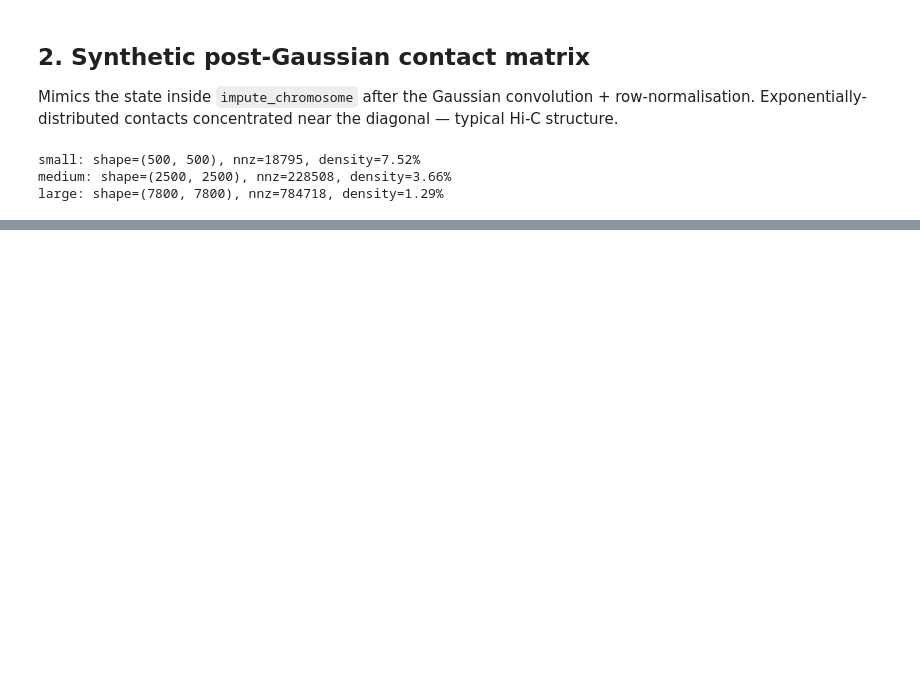
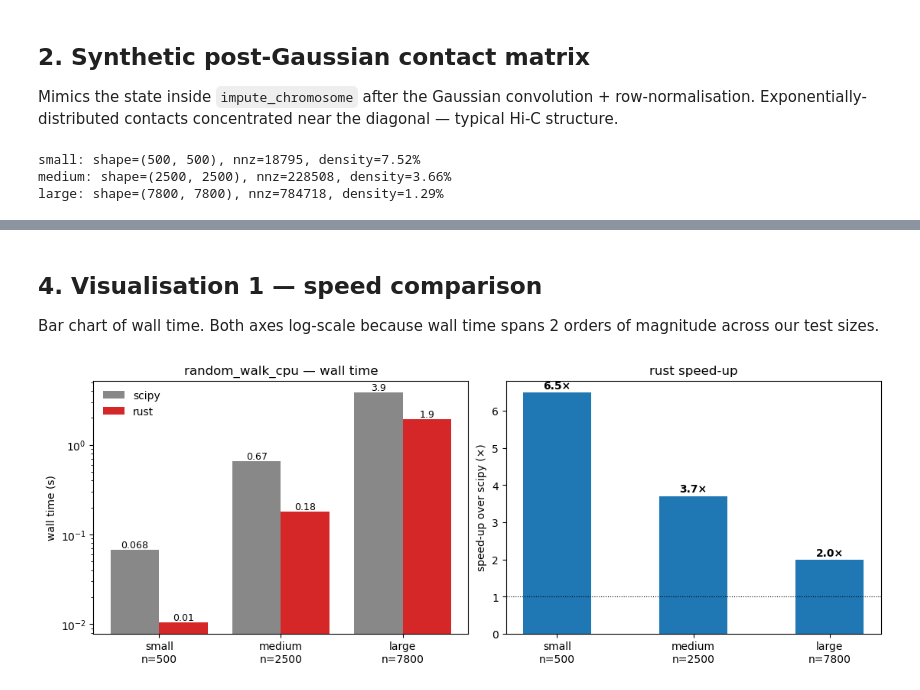
Before and after one commit to ChrisMao0325/rust-scHiCluster, a Jupyter notebook: examples/benchmark_vs_scipy.ipynb, the cells around one changed output, grey strips where cells are left out. Drawn from its saved outputs; the diff is of its cells as text; code cells hidden in the pictures; blank space fills up the shorter version.

```diff
--- a/examples/benchmark_vs_scipy.ipynb
+++ b/examples/benchmark_vs_scipy.ipynb
@@ -82,23 +66,19 @@ correlation between the dense outputs.
 # %%
-from scipy.stats import pearsonr
-
 rows = []
+outputs = {}  # cache outputs for plotting
 for label, P in [('small', P_small), ('medium', P_medium), ('large', P_large)]:
     n = P.shape[0]
-    # scipy
     t0 = time.time(); Q_py = scipy_rwr(P, 0.5, 0.01); t_py = time.time() - t0
     Q_py_dense = Q_py.toarray()
-    # rust
     t0 = time.time(); Q_rs = rust_rwr(P, rp=0.5, tol=0.01); t_rs = time.time() - t0
     Q_rs_dense = Q_rs.toarray()
-    # accuracy
     abs_diff = np.max(np.abs(Q_py_dense - Q_rs_dense))
     rel_err  = abs_diff / max(np.max(np.abs(Q_py_dense)), 1e-9)
     corr     = pearsonr(Q_py_dense.ravel(), Q_rs_dense.ravel())[0]
     rows.append((label, n, t_py, t_rs, t_py / t_rs, abs_diff, rel_err, corr))
+    outputs[label] = (Q_py_dense, Q_rs_dense)
 
-import pandas as pd
 df = pd.DataFrame(rows, columns=['size', 'n', 'scipy (s)', 'rust (s)',
-                                  'speed-up', 'max |diff|', 'rel err', 'pearson r'])
+                                  'speedup', 'max |diff|', 'rel err', 'pearson r'])
 print(df.to_string(index=False, float_format=lambda x: f'{x:.4g}'))
 # %% [output]
@@ -164,0 +89,33 @@ SKIP — set COOL to a real .cool path to run this cell
+# %% [markdown]
+## 4. Visualisation 1 — speed comparison
+
+Bar chart of wall time. Both axes log-scale because wall time spans 2 orders
+of magnitude across our test sizes.
+# %%
+fig, axes = plt.subplots(1, 2, figsize=(11, 4), constrained_layout=True)
+
+labels = df['size'].values
+x = np.arange(len(labels))
+ax = axes[0]
+ax.bar(x - 0.2, df['scipy (s)'], width=0.4, label='scipy', color='#888')
+ax.bar(x + 0.2, df['rust (s)'], width=0.4, label='rust', color='#d62728')
+ax.set_xticks(x); ax.set_xticklabels([f'{l}\nn={n}' for l, n in zip(labels, df['n'])])
+ax.set_yscale('log')
+ax.set_ylabel('wall time (s)')
+ax.set_title('random_walk_cpu — wall time')
+ax.legend(frameon=False)
+for i, (s_py, s_rs) in enumerate(zip(df['scipy (s)'], df['rust (s)'])):
+    ax.text(i - 0.2, s_py * 1.05, f'{s_py:.2g}', ha='center', fontsize=9)
+    ax.text(i + 0.2, s_rs * 1.05, f'{s_rs:.2g}', ha='center', fontsize=9)
+
+ax = axes[1]
+ax.bar(x, df['speedup'], color='#1f77b4', width=0.5)
+ax.axhline(1, color='k', linestyle=':', linewidth=0.8)
+ax.set_xticks(x); ax.set_xticklabels([f'{l}\nn={n}' for l, n in zip(labels, df['n'])])
+ax.set_ylabel('speed-up over scipy (×)')
+ax.set_title('rust speed-up')
+for i, s in enumerate(df['speedup']):
+    ax.text(i, s + 0.1, f'{s:.1f}×', ha='center', fontweight='bold')
+plt.show()
+# %% [output]
+[figure, added]
```
Also changed, not shown: parts of 14 cells of this notebook, 1 other file.
